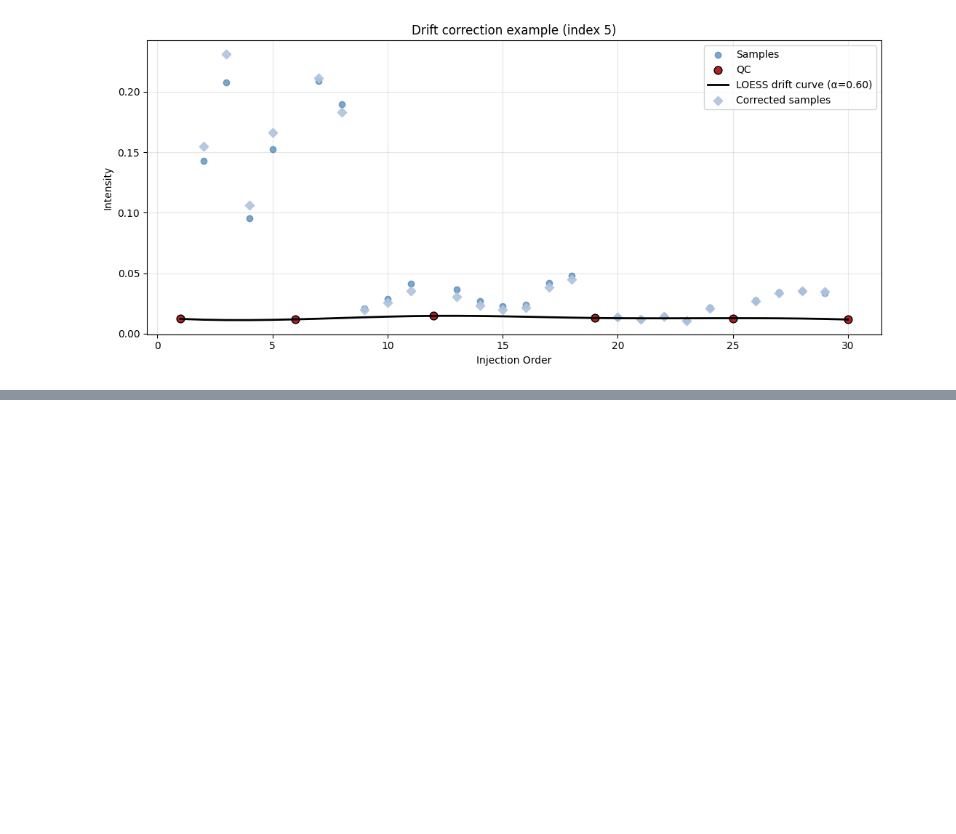
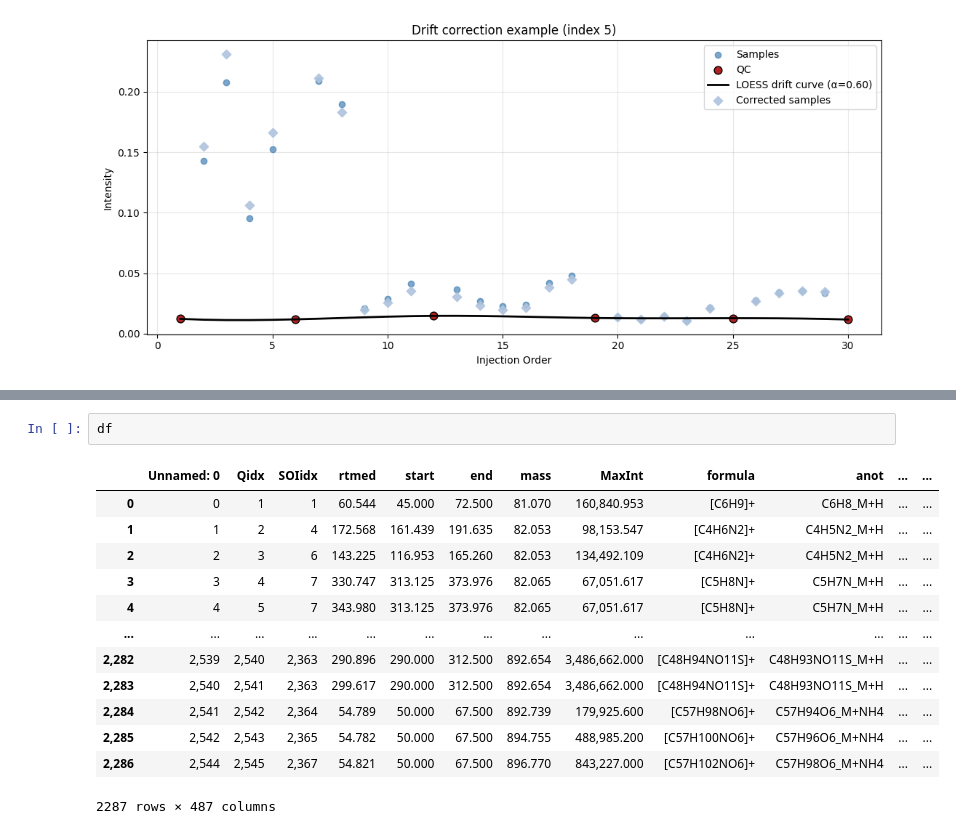
Before and after one commit to Multiomics-Analytics-Group/acore, a Jupyter notebook: docs/api_examples/drift_correction.ipynb, the cells around one changed output, grey strips where cells are left out. Drawn from its saved outputs; the diff is of its cells as text; blank space fills up the shorter version.

```diff
--- a/docs/api_examples/drift_correction.ipynb
+++ b/docs/api_examples/drift_correction.ipynb
@@ -213,0 +240,16 @@ dc.loess_drift_correction.loess_example_curve(
+# %%
+df
+# %% [output]
+|  | Unnamed: 0 | Qidx | SOIidx | rtmed | start | end | mass | MaxInt | formula | anot | ... | ... |
+| 0 | 0 | 1 | 1 | 60.544 | 45.000 | 72.500 | 81.070 | 160,840.953 | [C6H9]+ | C6H8_M+H | ... | ... |
+| 1 | 1 | 2 | 4 | 172.568 | 161.439 | 191.635 | 82.053 | 98,153.547 | [C4H6N2]+ | C4H5N2_M+H | ... | ... |
+| 2 | 2 | 3 | 6 | 143.225 | 116.953 | 165.260 | 82.053 | 134,492.109 | [C4H6N2]+ | C4H5N2_M+H | ... | ... |
+| 3 | 3 | 4 | 7 | 330.747 | 313.125 | 373.976 | 82.065 | 67,051.617 | [C5H8N]+ | C5H7N_M+H | ... | ... |
+| 4 | 4 | 5 | 7 | 343.980 | 313.125 | 373.976 | 82.065 | 67,051.617 | [C5H8N]+ | C5H7N_M+H | ... | ... |
+| ... | ... | ... | ... | ... | ... | ... | ... | ... | ... | ... | ... | ... |
+| 2,282 | 2,539 | 2,540 | 2,363 | 290.896 | 290.000 | 312.500 | 892.654 | 3,486,662.000 | [C48H94NO11S]+ | C48H93NO11S_M+H | ... | ... |
+| 2,283 | 2,540 | 2,541 | 2,363 | 299.617 | 290.000 | 312.500 | 892.654 | 3,486,662.000 | [C48H94NO11S]+ | C48H93NO11S_M+H | ... | ... |
+| 2,284 | 2,541 | 2,542 | 2,364 | 54.789 | 50.000 | 67.500 | 892.739 | 179,925.600 | [C57H98NO6]+ | C57H94O6_M+NH4 | ... | ... |
+| 2,285 | 2,542 | 2,543 | 2,365 | 54.782 | 50.000 | 67.500 | 894.755 | 488,985.200 | [C57H100NO6]+ | C57H96O6_M+NH4 | ... | ... |
+| 2,286 | 2,544 | 2,545 | 2,367 | 54.821 | 50.000 | 67.500 | 896.770 | 843,227.000 | [C57H102NO6]+ | C57H98O6_M+NH4 | ... | ... |
+2287 rows × 487 columns
```
Also changed, not shown: parts of 22 cells of this notebook, 2 other files.
